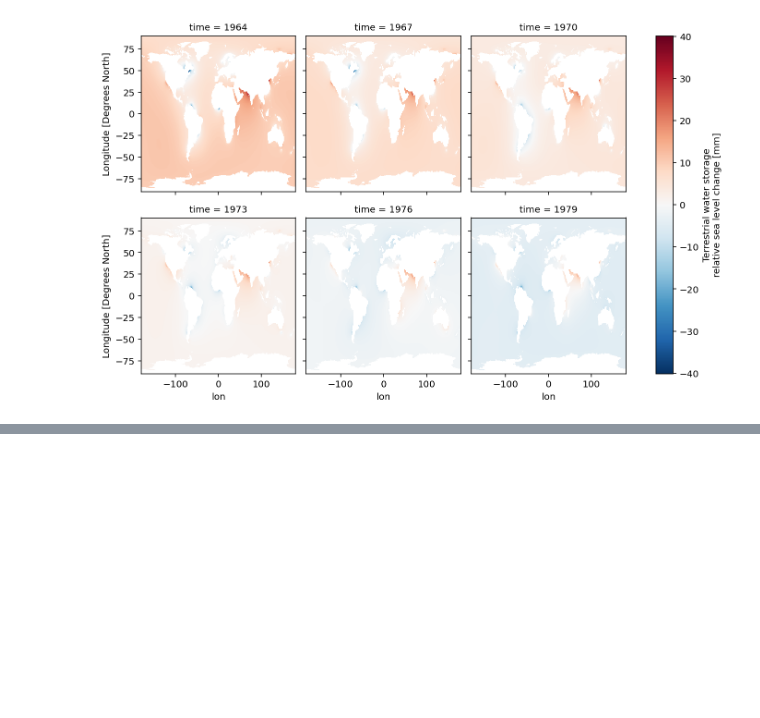
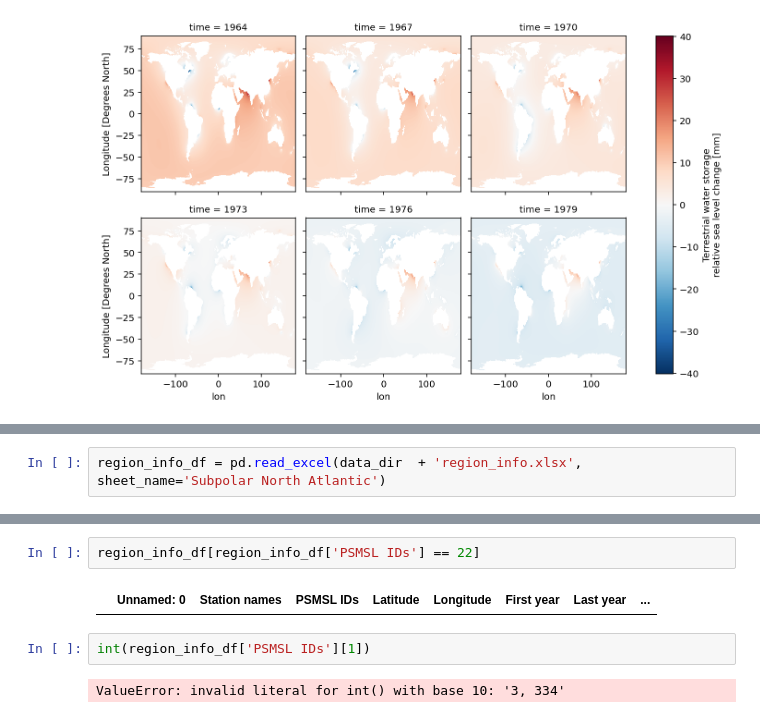
Before and after one commit to Jacobiaan/SLBudget, a Jupyter notebook: notebooks/Frederikse2020.ipynb, the cells around one changed output, grey strips where cells are left out. Saved outputs shown, nothing was run; the diff lists cells and outputs as text; blank space fills up the shorter version.

```diff
--- a/notebooks/Frederikse2020.ipynb
+++ b/notebooks/Frederikse2020.ipynb
@@ -145,0 +103,2 @@ tws_sel.plot(x='lon', y='lat', col='time', col_wrap=3)
+# %%
+region_info_df = pd.read_excel(data_dir  + 'region_info.xlsx', sheet_name='Subpolar North Atlantic')
@@ -145,0 +128,8 @@ tws_sel.plot(x='lon', y='lat', col='time', col_wrap=3)
+# %%
+region_info_df[region_info_df['PSMSL IDs'] == 22]
+# %% [output]
+|  | Unnamed: 0 | Station names | PSMSL IDs | Latitude | Longitude | First year | Last year | ... |
+# %%
+int(region_info_df['PSMSL IDs'][1])
+# %% [output]
+ValueError: invalid literal for int() with base 10: '3, 334'
```
Also changed, not shown: parts of 15 cells of this notebook, 3 other files.
